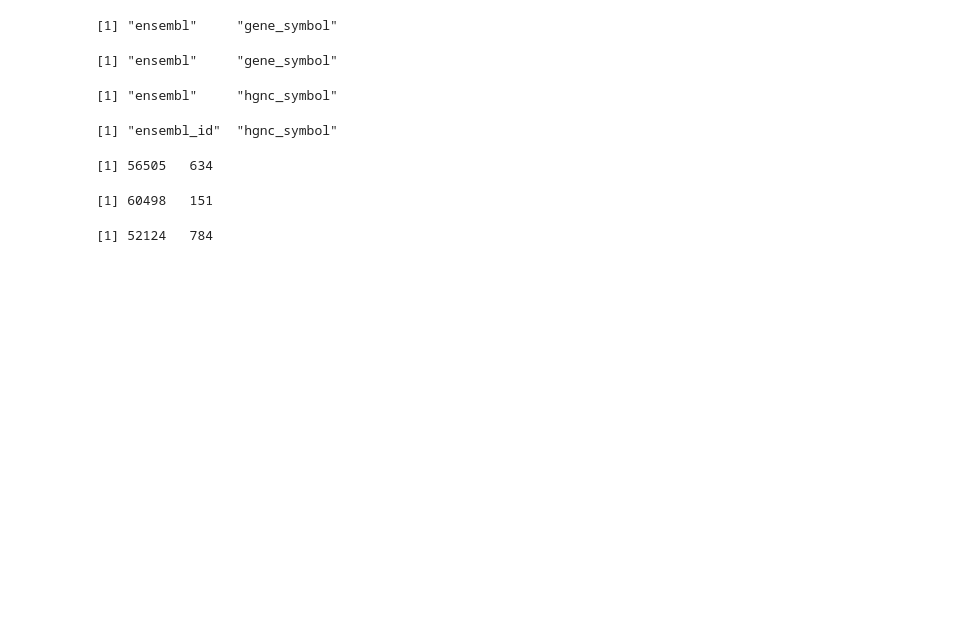
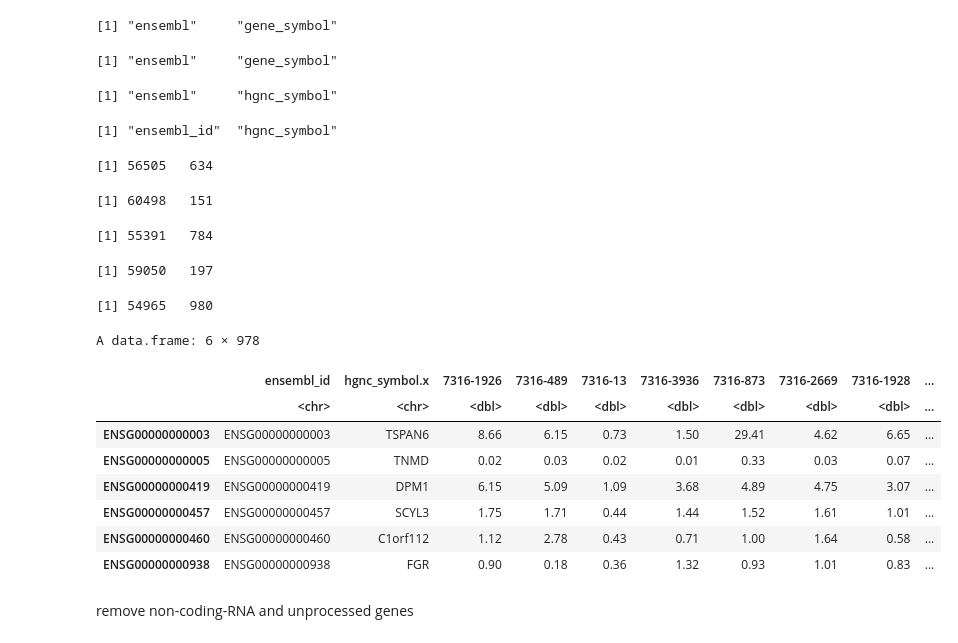
Before and after one commit to pughlab/immunogenomics_pedNST, a Jupyter notebook: notebooks/06_exp_matrix_4clustering.ipynb, the cells around one changed output. Saved outputs shown, nothing was run; the diff lists cells and outputs as text; code cells hidden in the pictures; blank space fills up the shorter version.

```diff
--- a/notebooks/06_exp_matrix_4clustering.ipynb
+++ b/notebooks/06_exp_matrix_4clustering.ipynb
@@ -286,6 +276,13 @@ colnames(TARGET_tpm_matrix_primary_dedup)[1]  <- "ensembl_id"
 colnames(TCGA_tpm_matrix_primary_dedup)[1]  <- "ensembl_id"
 colnames(DKFZ_exp_matrix_primary)[1]  <- "ensembl_id"
 colnames(CBTTC_tpm_matrix_primary_dedup)[1:2]  <- c("ensembl_id","hgnc_symbol")
+# %%
+# remove versions from ensembl id
+
+TARGET_tpm_matrix_primary_dedup$ensembl_id <- gsub("[.].*", "", TARGET_tpm_matrix_primary_dedup$ensembl_id)
+TCGA_tpm_matrix_primary_dedup$ensembl_id <- gsub("[.].*", "", TCGA_tpm_matrix_primary_dedup$ensembl_id)
+DKFZ_exp_matrix_primary$ensembl_id <- gsub("[.].*", "", DKFZ_exp_matrix_primary$ensembl_id)
+CBTTC_tpm_matrix_primary_dedup$ensembl_id <- gsub("[.].*", "", CBTTC_tpm_matrix_primary_dedup$ensembl_id)
 # %%
 tpm_matrix_ped <- merge(CBTTC_tpm_matrix_primary_dedup, TARGET_tpm_matrix_primary_dedup, by = "ensembl_id")
 # %%
@@ -295,6 +292,12 @@ dim(tpm_matrix_ped)
 # %% [output]
 [1] 56505   634
 [1] 60498   151
-[1] 52124   784
+[1] 55391   784
 # %%
 tpm_matrix_ped <- merge(tpm_matrix_ped, DKFZ_exp_matrix_primary, by = "ensembl_id")
+# %%
+dim(DKFZ_exp_matrix_primary)
+dim(tpm_matrix_ped)
+# %% [output]
+[1] 59050   197
+[1] 54965   980
@@ -300,0 +310,14 @@ tpm_matrix_ped <- merge(tpm_matrix_ped, DKFZ_exp_matrix_primary, by = "ensembl_i
+# %%
+head(tpm_matrix_ped)
+# %% [output]
+A data.frame: 6 × 978
+|  | ensembl_id | hgnc_symbol.x | 7316-1926 | 7316-489 | 7316-13 | 7316-3936 | 7316-873 | 7316-2669 | 7316-1928 | ... |
+|  | <chr> | <chr> | <dbl> | <dbl> | <dbl> | <dbl> | <dbl> | <dbl> | <dbl> | ... |
+| ENSG00000000003 | ENSG00000000003 | TSPAN6 | 8.66 | 6.15 | 0.73 | 1.50 | 29.41 | 4.62 | 6.65 | ... |
+| ENSG00000000005 | ENSG00000000005 | TNMD | 0.02 | 0.03 | 0.02 | 0.01 | 0.33 | 0.03 | 0.07 | ... |
+| ENSG00000000419 | ENSG00000000419 | DPM1 | 6.15 | 5.09 | 1.09 | 3.68 | 4.89 | 4.75 | 3.07 | ... |
+| ENSG00000000457 | ENSG00000000457 | SCYL3 | 1.75 | 1.71 | 0.44 | 1.44 | 1.52 | 1.61 | 1.01 | ... |
+| ENSG00000000460 | ENSG00000000460 | C1orf112 | 1.12 | 2.78 | 0.43 | 0.71 | 1.00 | 1.64 | 0.58 | ... |
+| ENSG00000000938 | ENSG00000000938 | FGR | 0.90 | 0.18 | 0.36 | 1.32 | 0.93 | 1.01 | 0.83 | ... |
+# %% [markdown]
+remove non-coding-RNA and unprocessed genes
```
Also changed, not shown: parts of 18 cells of this notebook.
